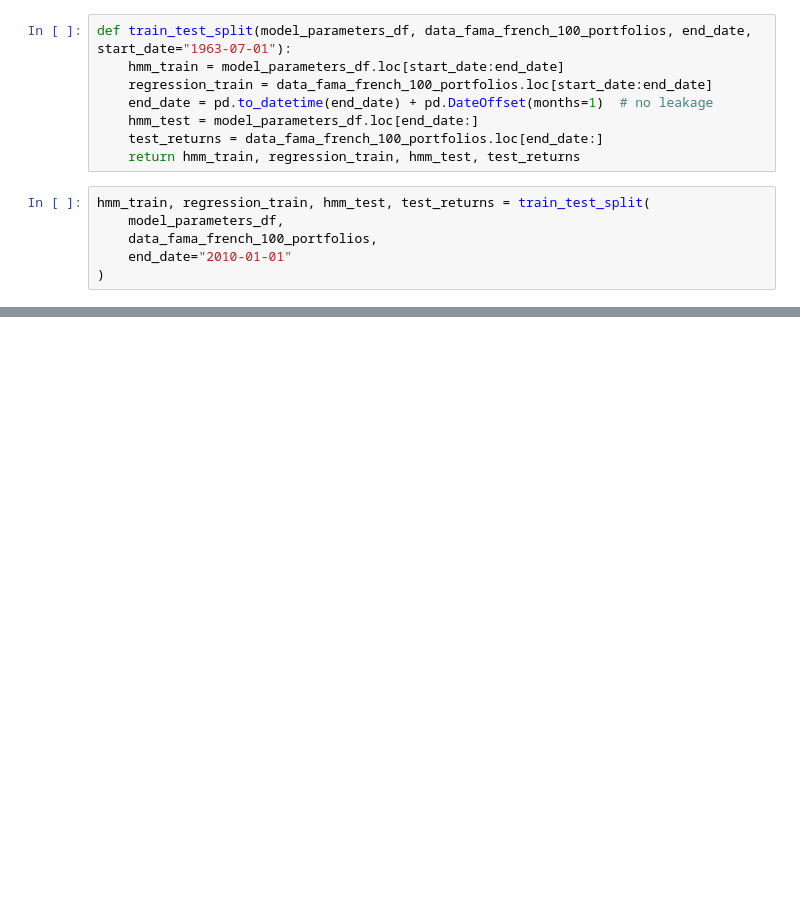
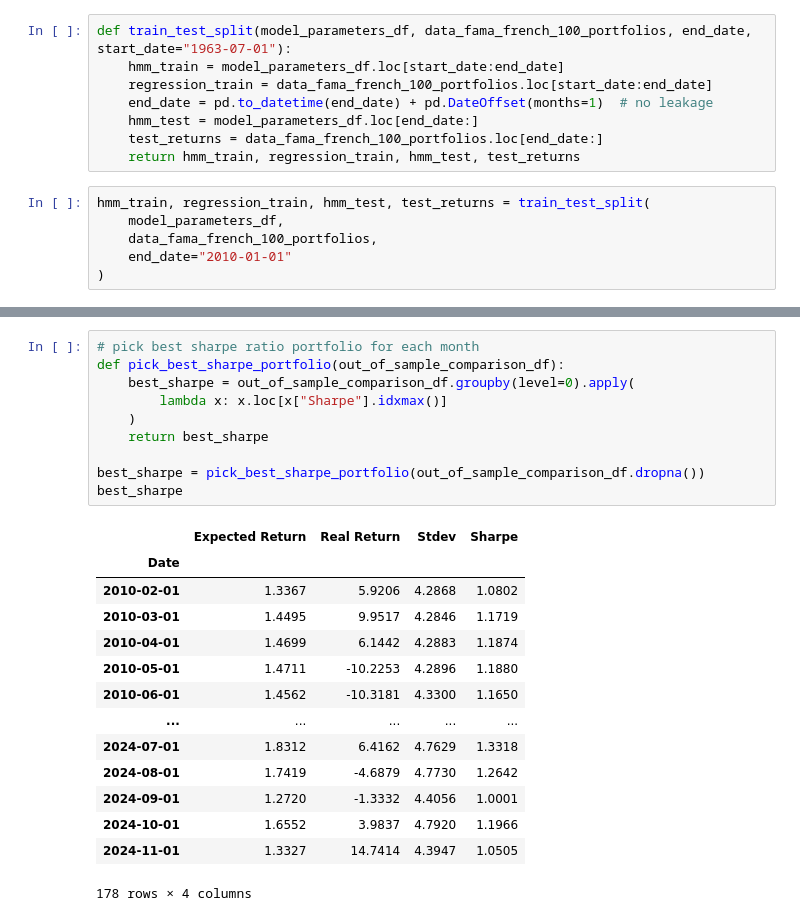
Before and after one commit to evucelic/HMM-Market-Regime-Estimation, a Jupyter notebook: fama_french_HMM.ipynb, the cells around one changed output, grey strips where cells are left out. Drawn from its saved outputs; the diff is of its cells as text; blank space fills up the shorter version.

```diff
--- a/fama_french_HMM.ipynb
+++ b/fama_french_HMM.ipynb
@@ -839,0 +917,25 @@ out_of_sample_comparison_df
+# %%
+# pick best sharpe ratio portfolio for each month
+def pick_best_sharpe_portfolio(out_of_sample_comparison_df):
+    best_sharpe = out_of_sample_comparison_df.groupby(level=0).apply(
+        lambda x: x.loc[x["Sharpe"].idxmax()]
+    )
+    return best_sharpe
+
+best_sharpe = pick_best_sharpe_portfolio(out_of_sample_comparison_df.dropna())
+best_sharpe
+# %% [output]
+|  | Expected Return | Real Return | Stdev | Sharpe |
+| Date |  |  |  |  |
+| 2010-02-01 | 1.3367 | 5.9206 | 4.2868 | 1.0802 |
+| 2010-03-01 | 1.4495 | 9.9517 | 4.2846 | 1.1719 |
+| 2010-04-01 | 1.4699 | 6.1442 | 4.2883 | 1.1874 |
+| 2010-05-01 | 1.4711 | -10.2253 | 4.2896 | 1.1880 |
+| 2010-06-01 | 1.4562 | -10.3181 | 4.3300 | 1.1650 |
+| ... | ... | ... | ... | ... |
+| 2024-07-01 | 1.8312 | 6.4162 | 4.7629 | 1.3318 |
+| 2024-08-01 | 1.7419 | -4.6879 | 4.7730 | 1.2642 |
+| 2024-09-01 | 1.2720 | -1.3332 | 4.4056 | 1.0001 |
+| 2024-10-01 | 1.6552 | 3.9837 | 4.7920 | 1.1966 |
+| 2024-11-01 | 1.3327 | 14.7414 | 4.3947 | 1.0505 |
+178 rows × 4 columns
```
Also changed, not shown: parts of 11 cells of this notebook, 1 other file.
